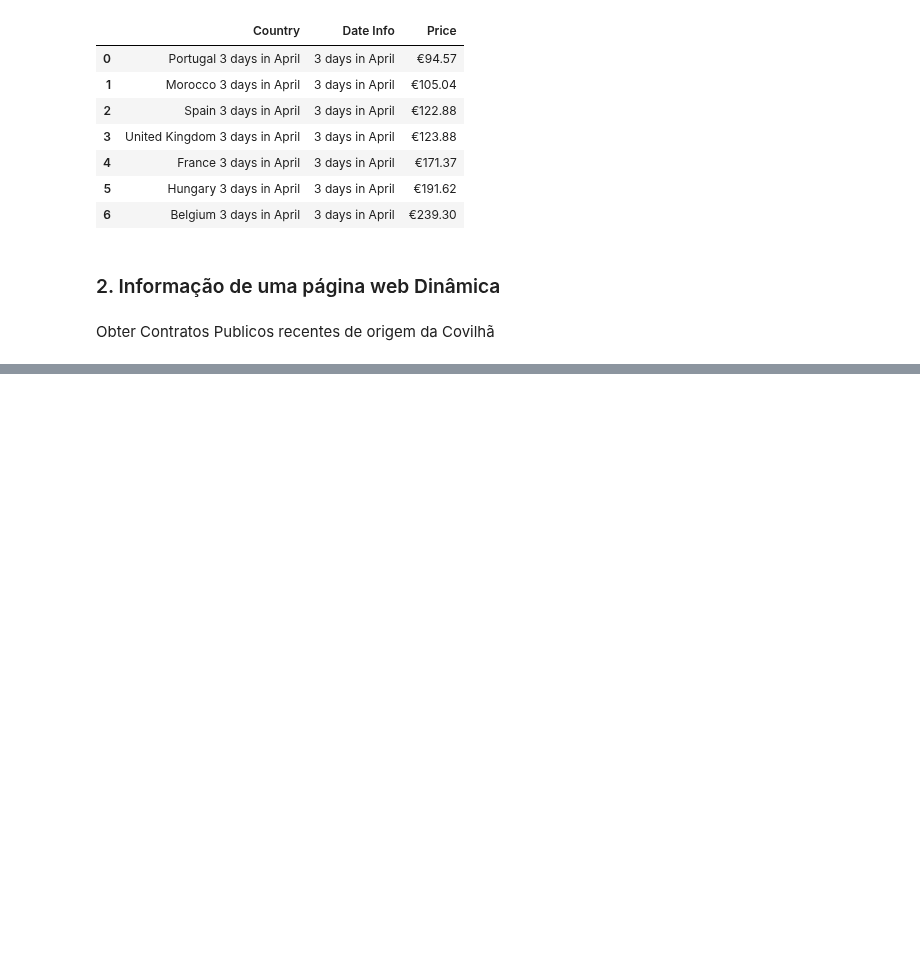
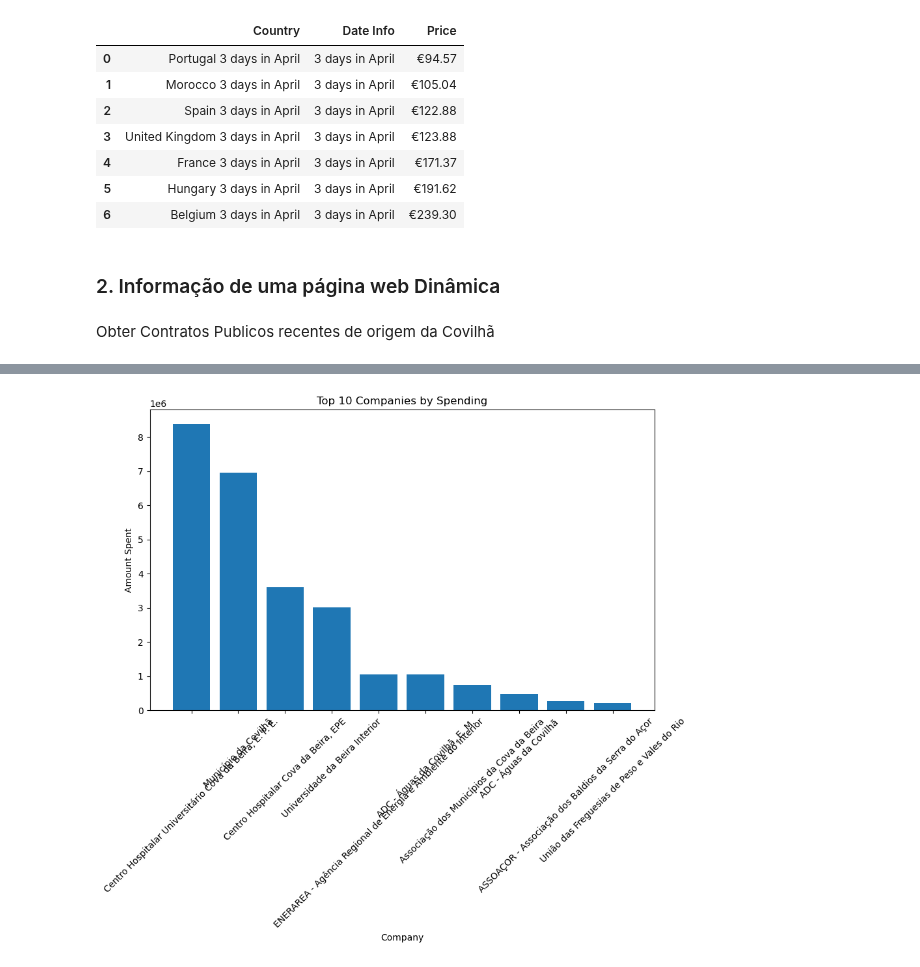
Before and after one commit to renejerez/ubi-master-computer-engineering, a Jupyter notebook: 14479-DS/Mini_Projeto_02/Mini_Projeto_02.ipynb, the cells around one changed output, grey strips where cells are left out. Drawn from its saved outputs; the diff is of its cells as text; code cells hidden in the pictures; blank space fills up the shorter version.

Commit message:
who spent more money

```diff
--- a/14479-DS/Mini_Projeto_02/Mini_Projeto_02.ipynb
+++ b/14479-DS/Mini_Projeto_02/Mini_Projeto_02.ipynb
@@ -303,0 +325,23 @@ df_rows.head()
+# %%
+# Generate date range
+date_range = pd.date_range(start='2023-01-01', end='2023-12-31', freq='D')
+
+# Initialize an empty DataFrame
+covilha = pd.DataFrame()
+
+for date in date_range:
+    params = {
+        'pais': '187',
+        'distrito': '6',
+        'concelho': '68',
+        'desdedatacontrato': date.strftime('%Y-%m-%d'),
+        'atedatacontrato': date.strftime('%Y-%m-%d')  # Same day
+    }
+    try:
+        df = contratos_publicos(**params)
+        covilha = pd.concat([covilha, df], ignore_index=True)
+    except Exception as e:
+        print(f"Error for period starting {params['desdedatacontrato']}: {e}")
+        continue
+# %%
+covilha['Preço contratual'] = covilha['Preço contratual'].apply(lambda x: float(x.replace('€', '').replace('.', '').replace(',', '.')))
@@ -303,0 +359,18 @@ df_rows.head()
+# %%
+# Convert 'Preço contratual' to numerical format first, if not already done
+
+# Sum and sort to find top companies by spending
+total_spent = covilha.groupby('Adjudicante')['Preço contratual'].sum().reset_index()
+top_companies = total_spent.sort_values('Preço contratual', ascending=False).head(10)  # Descending order for top spenders
+
+# Plotting
+plt.figure(figsize=(10, 6))
+plt.bar(top_companies['Adjudicante'], top_companies['Preço contratual'])
+plt.xlabel('Company')
+plt.ylabel('Amount Spent')
+plt.title('Top 10 Companies by Spending')
+plt.yscale('linear')
+plt.xticks(rotation=45)
+plt.show()
+# %% [output]
+[figure, added]
```
Also changed, not shown: parts of 11 cells of this notebook.
